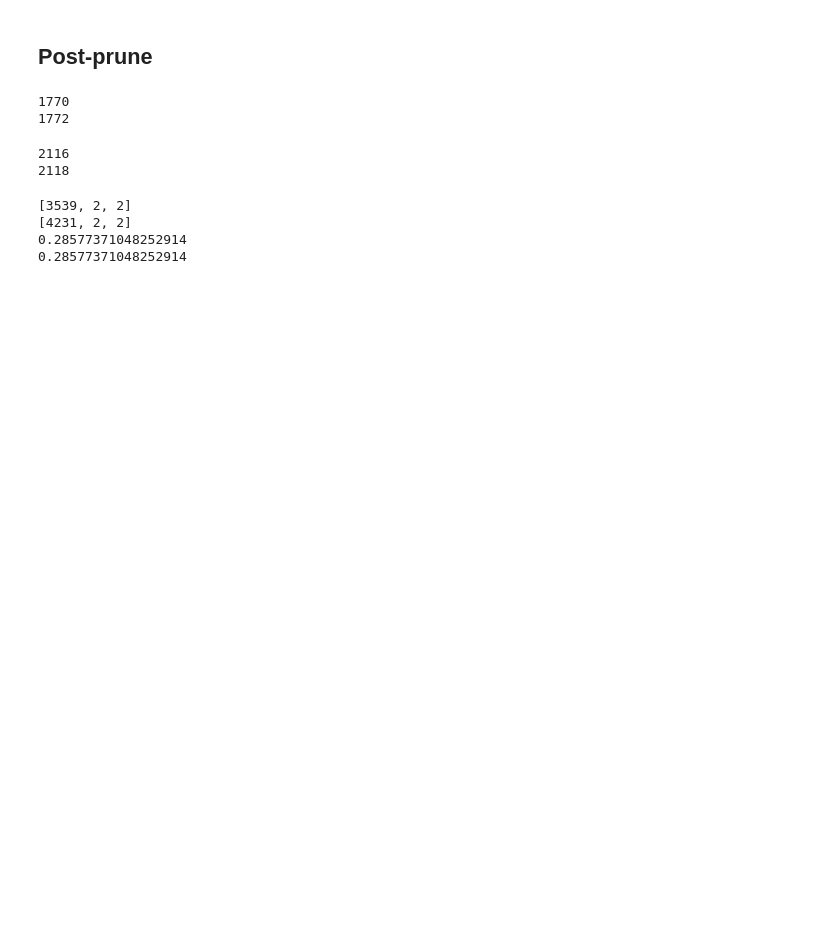
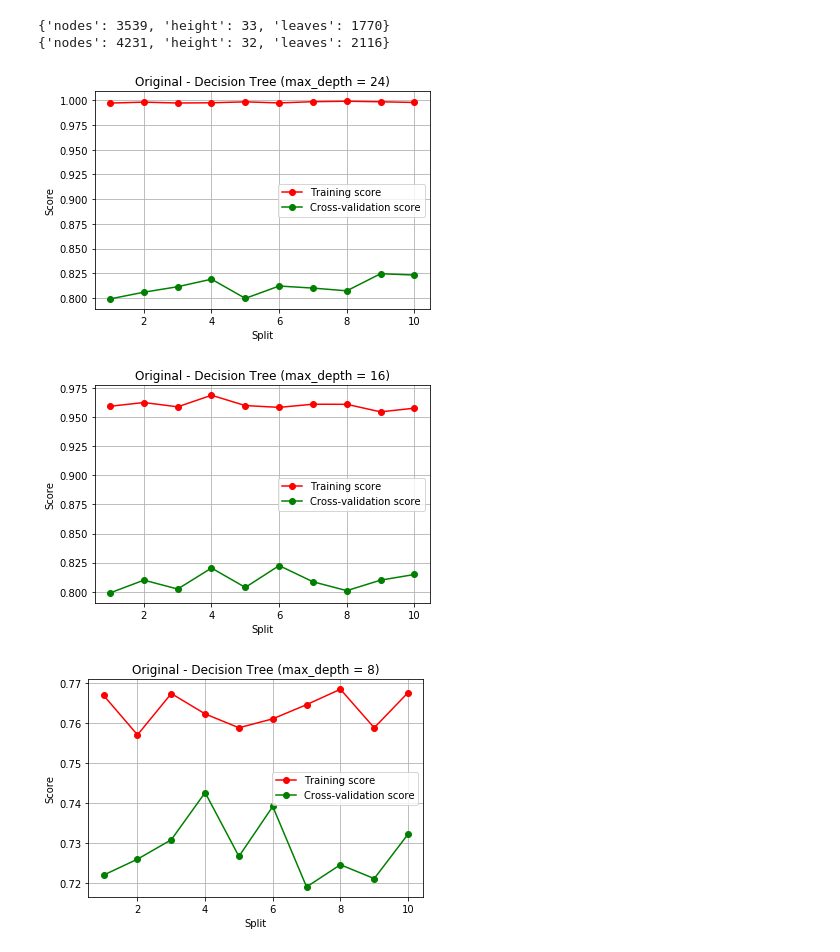
Before and after one commit to greati/covertype-data-analysis, a Jupyter notebook: supervised/Decision tree.ipynb, the cells around one changed output. Cells and saved outputs as stored; diff of their text form; code cells hidden in the pictures; blank space fills up the shorter version.

```diff
--- a/supervised/Decision tree.ipynb
+++ b/supervised/Decision tree.ipynb
@@ -69,2 +96,0 @@ LDA:  0.7680948419301165
-# %% [markdown]
-## Post-prune
@@ -83,17 +97,3 @@ def prune_index(inner_tree, index, threshold):
-# %%
-print(sum(result_original[1].tree_.children_left < 0))
-prune_index(result_original[1].tree_, 0, 5)
-print(sum(result_original[1].tree_.children_left < 0))
-# %% [output]
-1770
-1772
-# %%
-print(sum(result_lda[1].tree_.children_left < 0))
-prune_index(result_lda[1].tree_, 0, 5)
-print(sum(result_lda[1].tree_.children_left < 0))
-# %% [output]
-2116
-2118
 # %%
 def tree_info(model):
     '''
@@ -123,10 +123,50 @@ def tree_info(model):
 # %%
-print(tree_info(result_original[1]))
-print(tree_info(result_lda[1]))
-print(check_tree_score(result_original[1], original_test))
-print(check_tree_score(result_lda[1], lda_test))
+print(tree_info(result_original[3]))
+print(tree_info(result_lda[3]))
 # %% [output]
-[3539, 2, 2]
-[4231, 2, 2]
-0.28577371048252914
-0.28577371048252914
+{'nodes': 3539, 'height': 33, 'leaves': 1770}
+{'nodes': 4231, 'height': 32, 'leaves': 2116}
+# %%
+def perform_decision_tree_prune(train, test, title, max_depth):
+    '''
+    Performs decision tree for a given dataset.
+    '''
+    # Split the datasets in data and target
+    train_target = train['cover_type']
+    train_data   = train.loc[:, train.columns != 'cover_type']
+    test_target  = test['cover_type']
+    test_data    = test.loc[:, test.columns != 'cover_type']
+
+    d_tree = DecisionTreeClassifier(random_state=0, max_depth=max_depth)
+    result = cross_validate(d_tree, train_data, train_target, cv=10, return_estimator=True, return_train_score=True)
+
+    acc_best = 0
+    best_estimator = result['estimator'][0]
+    scores = []
+
+    plt.figure()
+    plt.title(title + ' - Decision Tree (max_depth = ' + str(max_depth) + ')')
+    plt.xlabel("Split")
+    plt.ylabel("Score")
+    plt.plot(range(1,11), result['train_score'], 'o-', color="r", label="Training score")
+    plt.plot(range(1,11), result['test_score'], 'o-', color="g", label="Cross-validation score")
+    plt.grid()
+    plt.legend(loc="best")
+    plt.show()
+
+    for estimator in result['estimator']:
+        score = estimator.score(test_data, test_target)
+        scores.append(score)
+        if score > acc_best:
+            acc_best = score
+            best_estimator = estimator
+
+    return [np.mean(scores), np.std(scores), np.max(scores), best_estimator]
+# %%
+result_original_75 = perform_decision_tree_prune(original_train, original_test, 'Original', 24)
+result_original_50 = perform_decision_tree_prune(original_train, original_test, 'Original', 16)
+result_original_25 = perform_decision_tree_prune(original_train, original_test, 'Original', 8)
+# %% [output]
+[figure, added]
+[figure, added]
+[figure, added]
```
Also changed, not shown: parts of 11 cells of this notebook.
